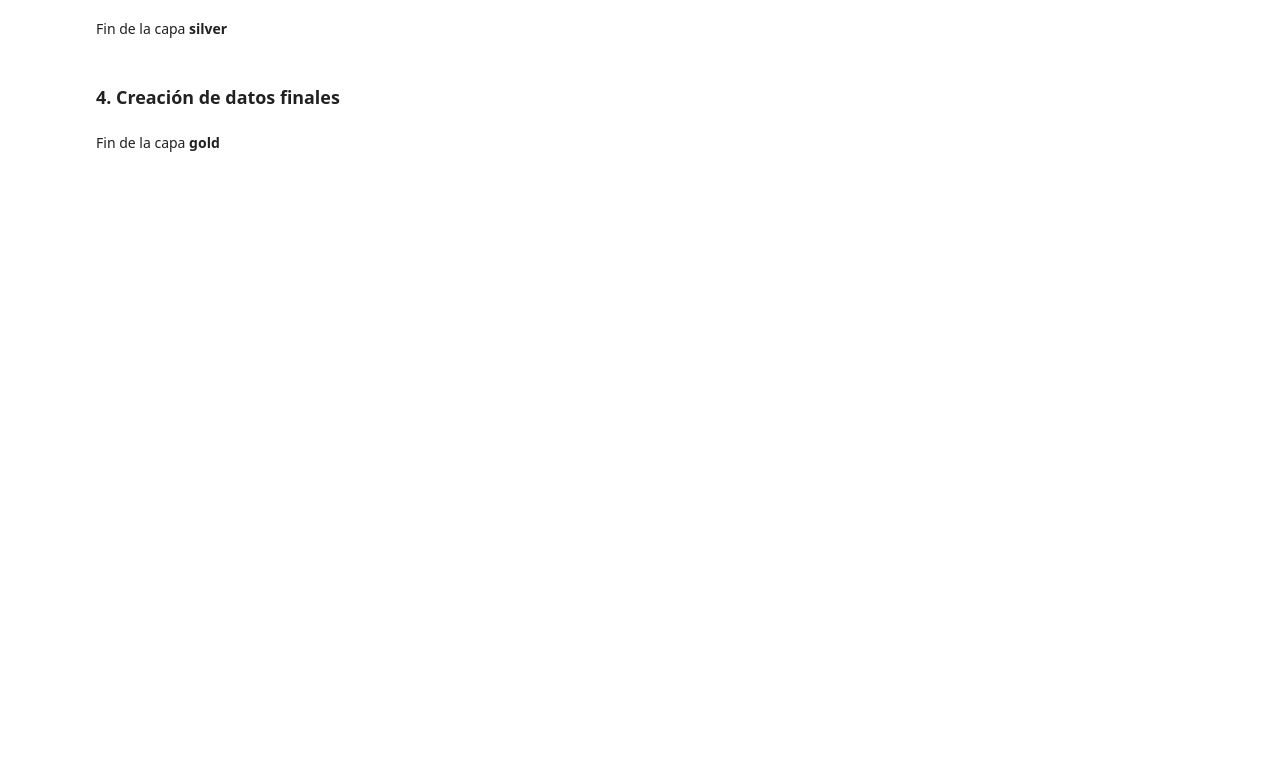
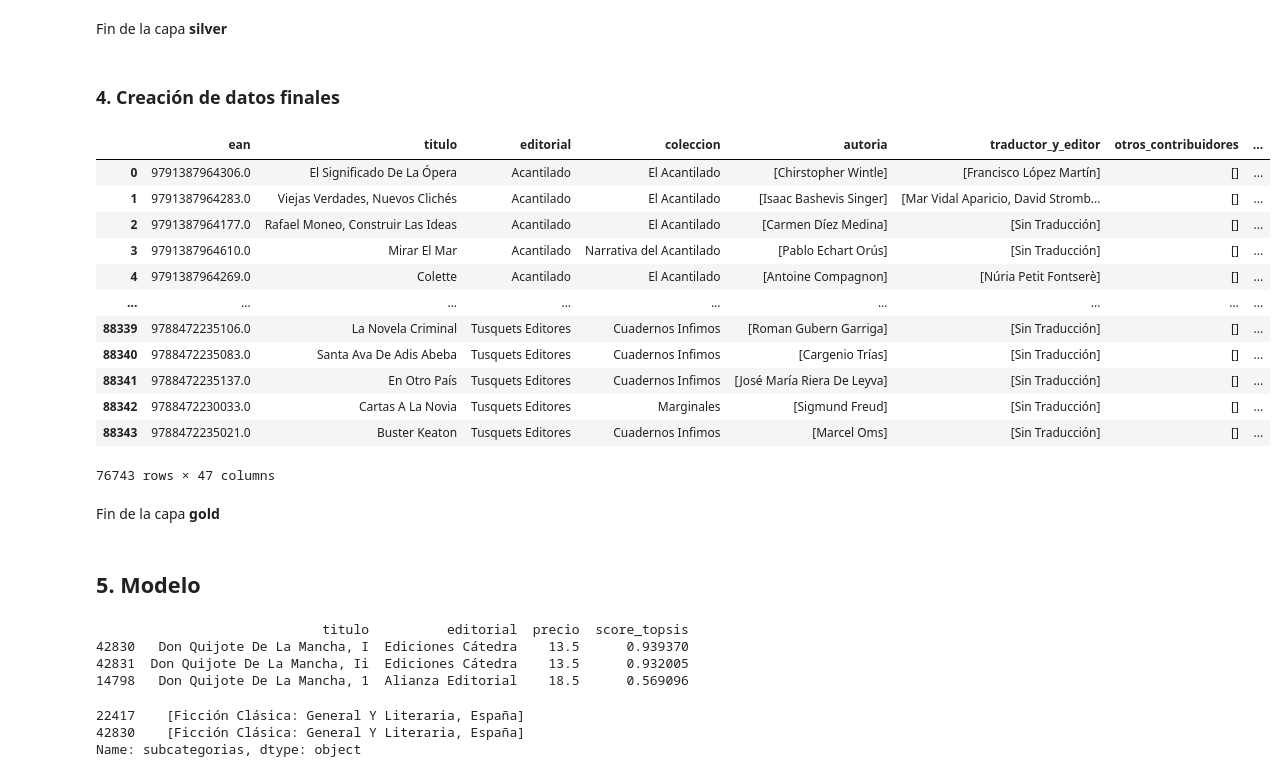
Before and after one commit to anava122002/Trabajo-Fin-de-Master, a Jupyter notebook: final_cells.ipynb, the cells around one changed output. Drawn from its saved outputs; the diff is of its cells as text; code cells hidden in the pictures; blank space fills up the shorter version.

Commit message:
modelo terminado

```diff
--- a/final_cells.ipynb
+++ b/final_cells.ipynb
@@ -1153,7 +1135,3 @@ def prestigio_editorial(df):
         # añadir filas de editoriales que no están en el spi con todo cero
 
     return df_prestigio
-# %%
-y = merge_spi()
-spi = prestigio_editorial(y)
-spi
@@ -1402,3 +1358,28 @@ def crear_gold(ttl: pd.DataFrame, spi: pd.DataFrame):
     return df
+# %%
+# data = crear_df()
+# merge = merge_spi()
+
+# silver_ttl = limpiar_df_completa(data)
+# silver_spi = prestigio_editorial(merge)
+
+gold_data = crear_gold(silver_ttl, silver_spi)
+gold_data
+# %% [output]
+|  | ean | titulo | editorial | coleccion | autoria | traductor_y_editor | otros_contribuidores | ... |
+| 0 | 9791387964306.0 | El Significado De La Ópera | Acantilado | El Acantilado | [Chirstopher Wintle] | [Francisco López Martín] | [] | ... |
+| 1 | 9791387964283.0 | Viejas Verdades, Nuevos Clichés | Acantilado | El Acantilado | [Isaac Bashevis Singer] | [Mar Vidal Aparicio, David Stromb... | [] | ... |
+| 2 | 9791387964177.0 | Rafael Moneo, Construir Las Ideas | Acantilado | El Acantilado | [Carmen Díez Medina] | [Sin Traducción] | [] | ... |
+| 3 | 9791387964610.0 | Mirar El Mar | Acantilado | Narrativa del Acantilado | [Pablo Echart Orús] | [Sin Traducción] | [] | ... |
+| 4 | 9791387964269.0 | Colette | Acantilado | El Acantilado | [Antoine Compagnon] | [Núria Petit Fontserè] | [] | ... |
+| ... | ... | ... | ... | ... | ... | ... | ... | ... |
+| 88339 | 9788472235106.0 | La Novela Criminal | Tusquets Editores | Cuadernos Infimos | [Roman Gubern Garriga] | [Sin Traducción] | [] | ... |
+| 88340 | 9788472235083.0 | Santa Ava De Adis Abeba | Tusquets Editores | Cuadernos Infimos | [Cargenio Trías] | [Sin Traducción] | [] | ... |
+| 88341 | 9788472235137.0 | En Otro País | Tusquets Editores | Cuadernos Infimos | [José María Riera De Leyva] | [Sin Traducción] | [] | ... |
+| 88342 | 9788472230033.0 | Cartas A La Novia | Tusquets Editores | Marginales | [Sigmund Freud] | [Sin Traducción] | [] | ... |
+| 88343 | 9788472235021.0 | Buster Keaton | Tusquets Editores | Cuadernos Infimos | [Marcel Oms] | [Sin Traducción] | [] | ... |
+76743 rows × 47 columns
 # %% [markdown]
 Fin de la capa **gold**
+# %% [markdown]
+## 5. Modelo
@@ -1404,0 +1591,41 @@ Fin de la capa **gold**
+# %%
+# Ejemplo de entrada desde la app
+info_busqueda = {
+    "busqueda": {
+        "titulo_aprox": "quijote",
+        "autor": "Miguel de Cervantes",
+        "categorias": ['Literatura'],
+        "subcategorias": ['España']
+    },
+    "restricciones": {
+        "precio": [12, 50]  # Rango de precio
+    },
+    'perfil': {
+        "arquetipo": "lectura_general", # estudio_investigacion, lectura_general, coleccion_regalo, escolar_juvenil
+        "flags_adicionales": {
+        "es_para_regalo": True,
+        "prefiere_ilustrado": False,
+        "ed_preferida": 'Alianza Editorial',
+        "col_preferida": None,
+        "enc_preferida": None
+        }
+    }
+}
+
+# Ejecución usando un arquetipo (ej: "estudiante", "coleccionista")
+df_res, pesos, _ = recomendar_ediciones(info_busqueda, arquetipo="estudio_investigacion")
+
+# Visualizar el top 3 resultante
+if not df_res.empty:
+    print(df_res[["titulo", "editorial", "precio", "score_topsis"]].head(3))
+# %% [output]
+                             titulo          editorial  precio  score_topsis
+42830   Don Quijote De La Mancha, I  Ediciones Cátedra    13.5      0.939370
+42831  Don Quijote De La Mancha, Ii  Ediciones Cátedra    13.5      0.932005
+14798   Don Quijote De La Mancha, 1  Alianza Editorial    18.5      0.569096
+# %%
+gold_data[gold_data['titulo']=="Don Quijote De La Mancha, I"]
+# %% [output]
+22417    [Ficción Clásica: General Y Literaria, España]
+42830    [Ficción Clásica: General Y Literaria, España]
+Name: subcategorias, dtype: object
```
Also changed, not shown: parts of 6 cells of this notebook, 7 other files.
